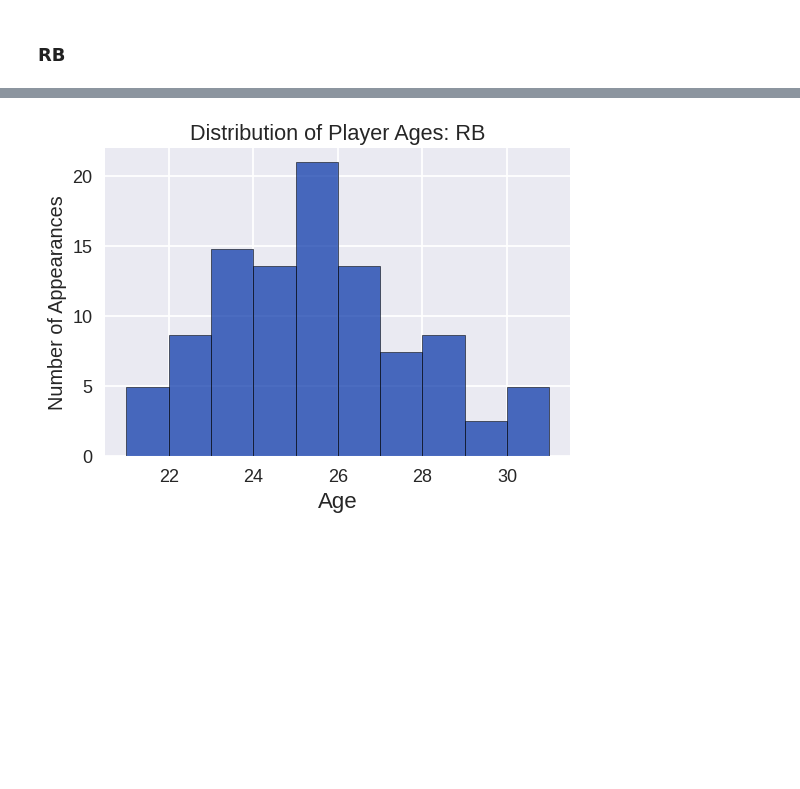
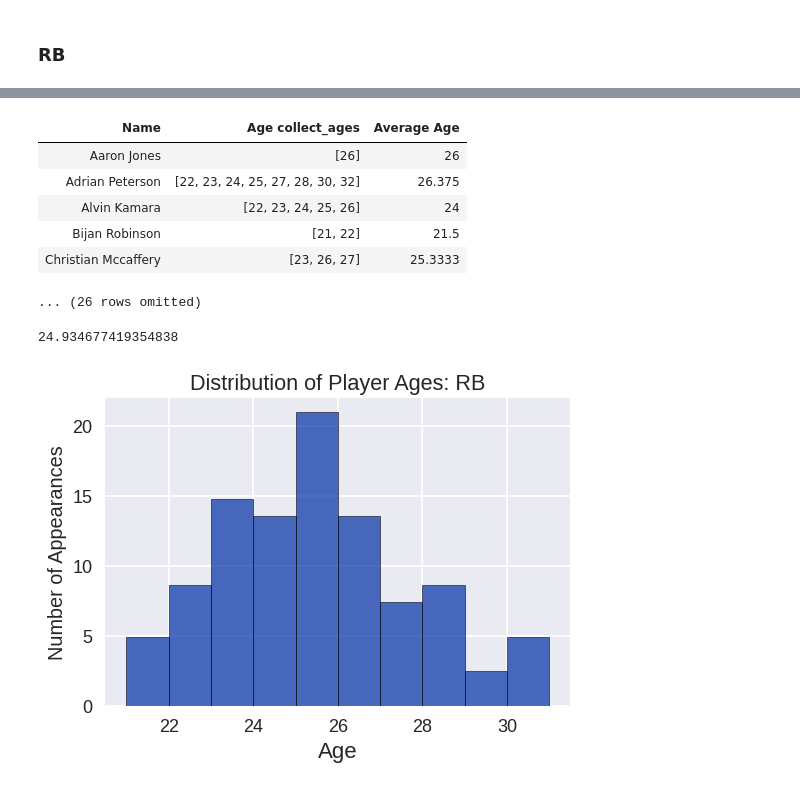
Before and after one commit to cristian0527/mi-belleza, a Jupyter notebook: Stats_Project.ipynb, the cells around one changed output, grey strips where cells are left out. Saved outputs shown, nothing was run; the diff lists cells and outputs as text; code cells hidden in the pictures; blank space fills up the shorter version.

```diff
--- a/Stats_Project.ipynb
+++ b/Stats_Project.ipynb
@@ -110,7 +180,6 @@ player_ages_rb.show(5)
 # %%
 # Group by player and collect all their ages into lists
-def collect_ages(ages):
-    return list(ages)
+def collect_ages(ages): return list(ages)
 
 player_age_lists_rb = player_ages_rb.group('Name', collect_ages)
 player_age_lists_rb.show(5)
@@ -117,11 +194,20 @@ player_age_lists_rb.show(5)
 # %%
-player_age_lists_rb = player_age_lists_rb.with_column('Average Age',
-                                                  player_age_lists_rb.apply(np.mean, 'Age collect_ages'))
+player_age_lists_rb = player_age_lists_rb.with_column('Average Age', player_age_lists_rb.apply(np.mean, 'Age collect_ages'))
 
 player_age_lists_rb.show(5)
+# %% [output]
+| Name | Age collect_ages | Average Age |
+| Aaron Jones | [26] | 26 |
+| Adrian Peterson | [22, 23, 24, 25, 27, 28, 30, 32] | 26.375 |
+| Alvin Kamara | [22, 23, 24, 25, 26] | 24 |
+| Bijan Robinson | [21, 22] | 21.5 |
+| Christian Mccaffery | [23, 26, 27] | 25.3333 |
+... (26 rows omitted)
 # %%
 rb_average_age = np.mean(player_age_lists_rb.column("Average Age"))
 rb_average_age
+# %% [output]
+24.934677419354838
 # %%
 player_ages_rb.hist('Age', bins=np.arange(player_ages_rb.column('Age').min(),
                                         player_ages_rb.column('Age').max(), 1))
```
Also changed, not shown: parts of 38 cells of this notebook.
